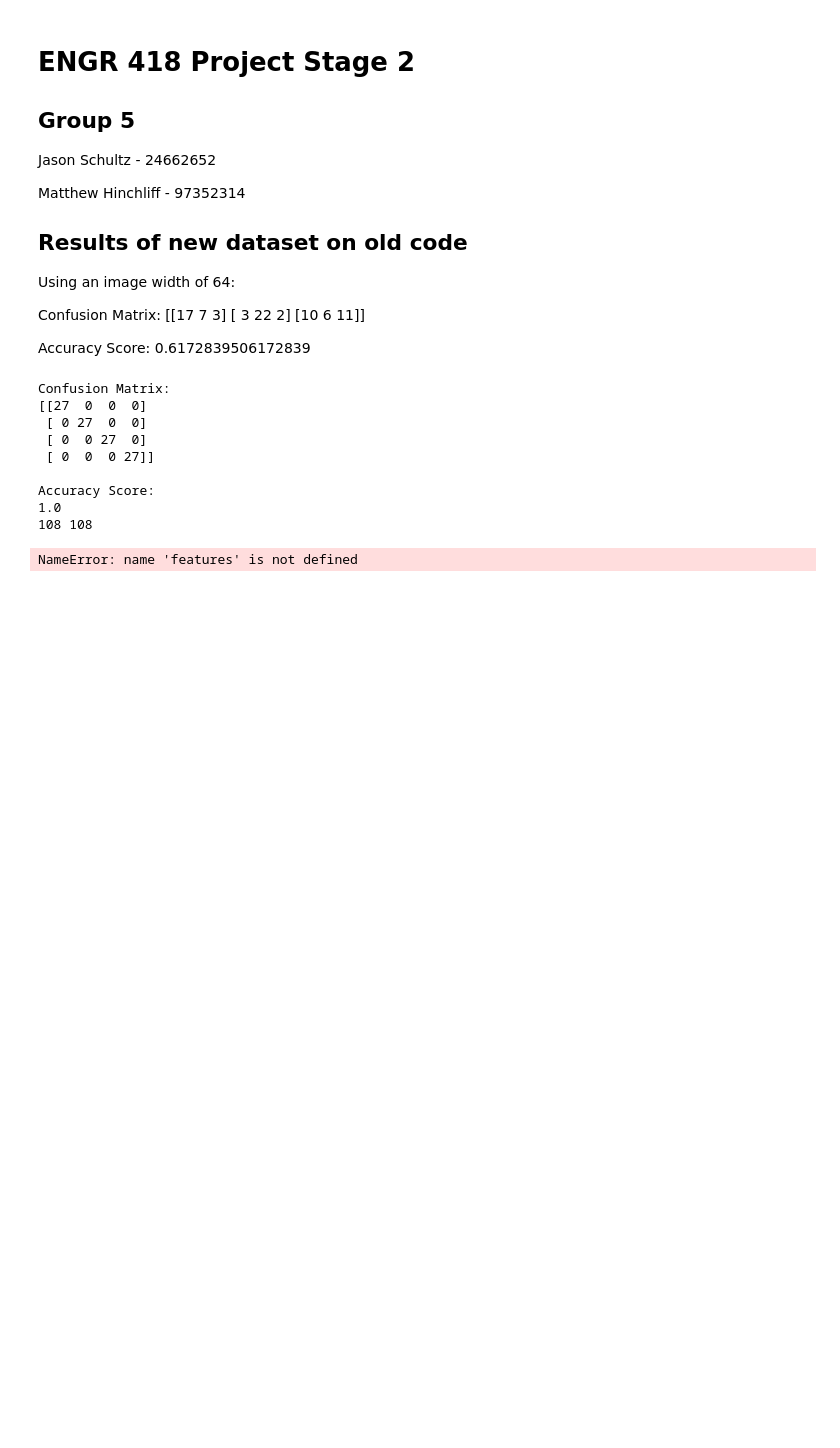
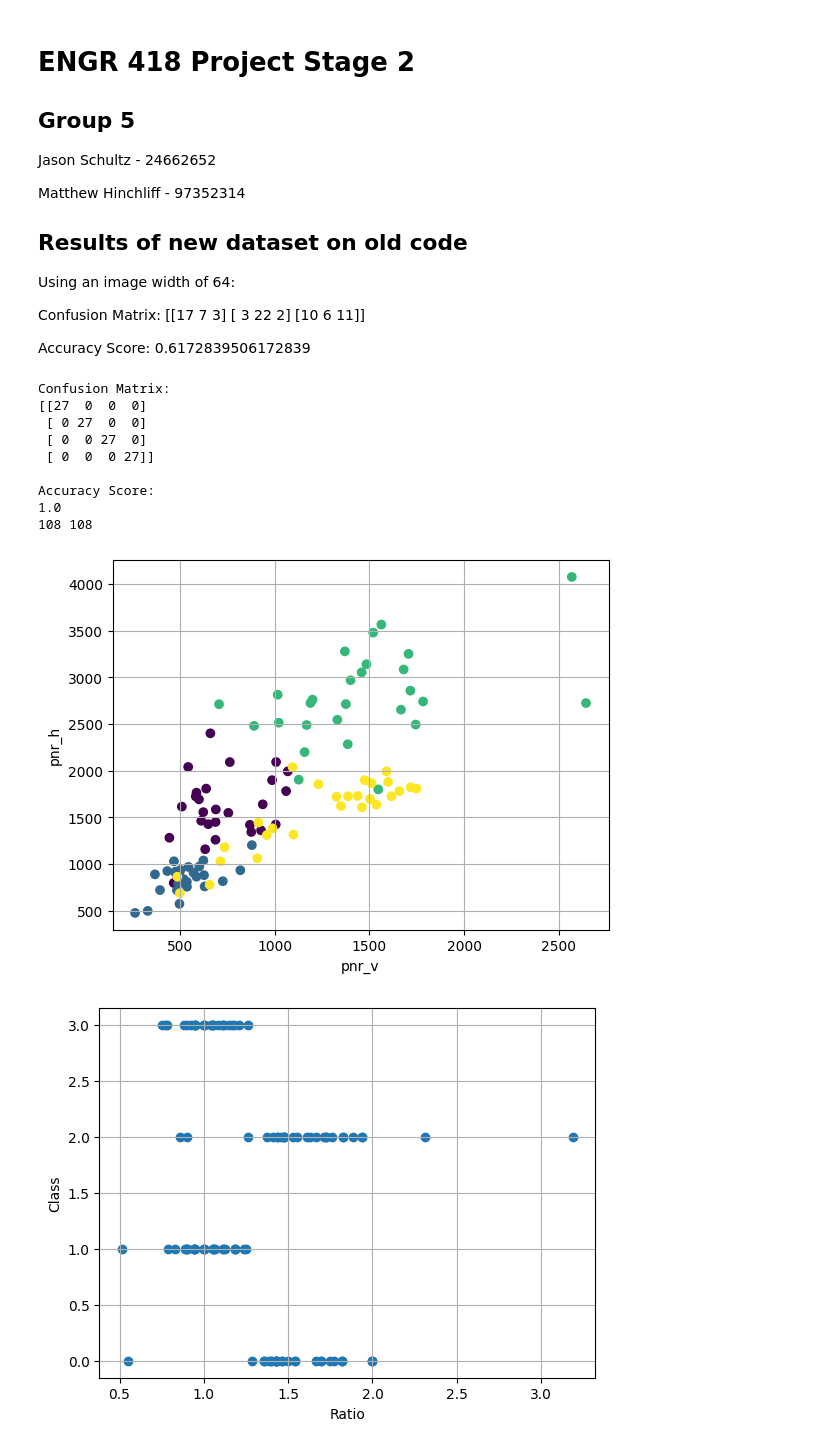
Before and after one commit to JasonSchultzz/engr418, a Jupyter notebook: project/Group_5_stage_2.ipynb, the cells around one changed output. Cells and saved outputs as stored; diff of their text form; code cells hidden in the pictures; blank space fills up the shorter version.

```diff
--- a/project/Group_5_stage_2.ipynb
+++ b/project/Group_5_stage_2.ipynb
@@ -261,29 +277,60 @@ Accuracy Score:
 1.0
 108 108
 # %%
-ET = 64 # edge threshold
-PT = 0.5 # peak threshold
+ET = 35  # edge threshold
+PT = 0.9  # peak threshold
 
-edge_features_train = np.empty((P_train,2))
+# Adjust the shape of edge_features_train to have 3 columns: 2 for x and 1 for ratio
+edge_features_train = np.empty((P_train, 5))
 
 for i in range(P_train):
-    edge_features_train[i,:] = process_image(x_train[i,:],ET,PT, im_width, im_length)
+    x, ratio, area, length = process_image(x_train[i, :], ET, PT, im_width, im_length)
+    edge_features_train[i, :2] = x  # Store the 2 elements of x in the first two columns
+    edge_features_train[i, 2] = ratio  # Store the ratio in the third column
+    edge_features_train[i, 3] = area
+    edge_features_train[i, 4] = length
+
 
 plt.scatter(edge_features_train[:,0], edge_features_train[:,1], c = y_train)
 plt.xlabel('pnr_v')
 plt.ylabel('pnr_h')
 plt.grid(1)
 plt.show()
 
-edge_features_test = np.empty((P_test,2))
+plt.scatter(edge_features_train[:,2],y_train)
+plt.xlabel('Ratio')
+plt.ylabel('Class')
+plt.grid(1)
+plt.show()
+
+plt.scatter(edge_features_train[:,3],y_train)
+plt.xlabel('Area')
+plt.ylabel('Class')
+plt.grid(1)
+plt.show()
+
+plt.scatter(edge_features_train[:,4],y_train)
+plt.xlabel('Length')
+plt.ylabel('Class')
+plt.grid(1)
+plt.show()
+
+
+# Adjust the shape of edge_features_train to have 3 columns: 2 for x and 1 for ratio
+edge_features_test = np.empty((P_test, 5))
 
 for i in range(P_test):
-    edge_features_test[i,:] = process_image(x_test[i,:],ET,PT,im_width,im_length)
+    x, ratio,area, length = process_image(x_test[i, :], ET, PT, im_width, im_length)
+    edge_features_test[i, :2] = x  # Store the 2 elements of x in the first two columns
+    edge_features_test[i, 2] = ratio  # Store the ratio in the third column
+    edge_features_test[i,3] = area
+    edge_features_test[i,4] = length
 
 # plt.scatter(edge_features_test[:,0], edge_features_test[:,1], c = y_test)
 # plt.xlabel('pnr_v')
 # plt.ylabel('pnr_h')
 # plt.grid(1)
 # plt.show()
 # %% [output]
-NameError: name 'features' is not defined
+[figure, added]
+[figure, added]
```
Also changed, not shown: parts of 3 cells of this notebook.
